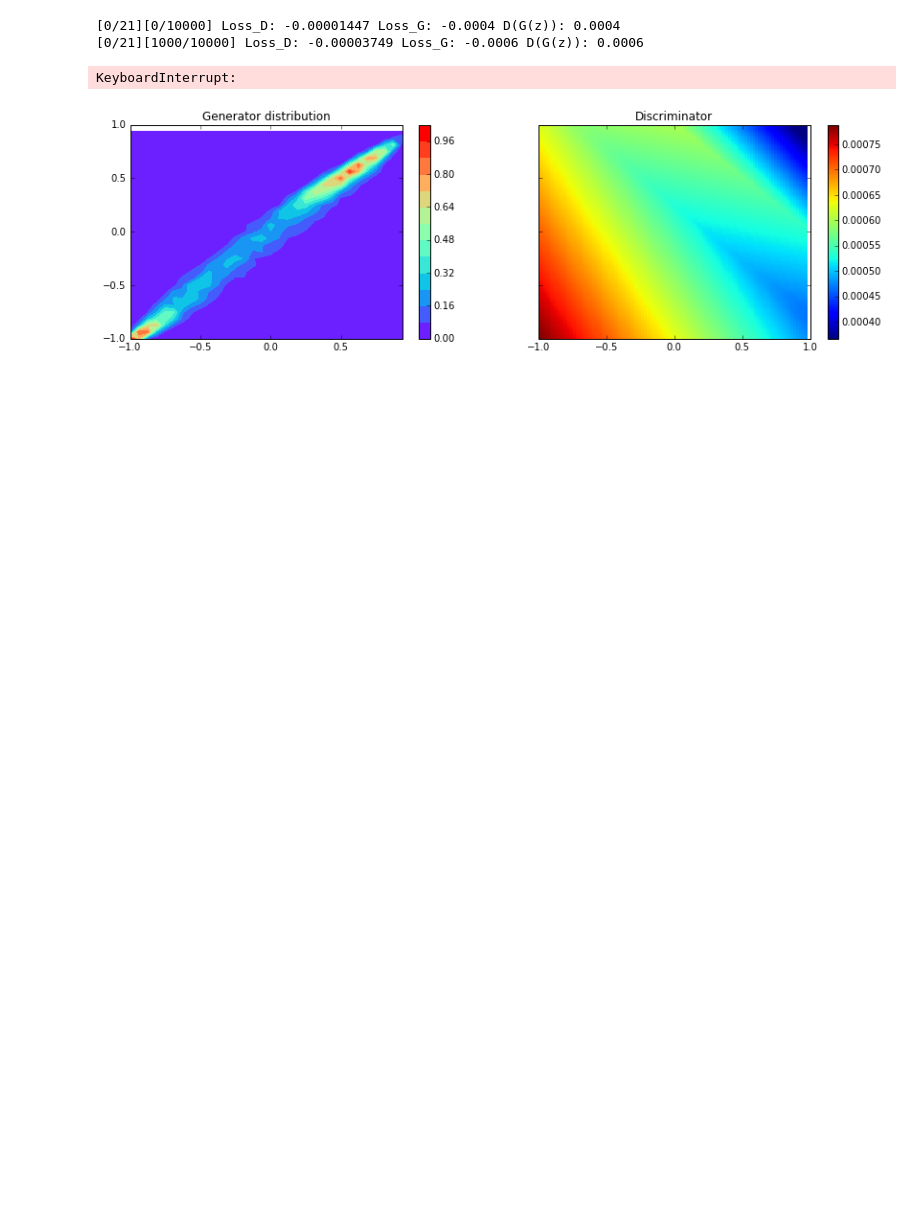
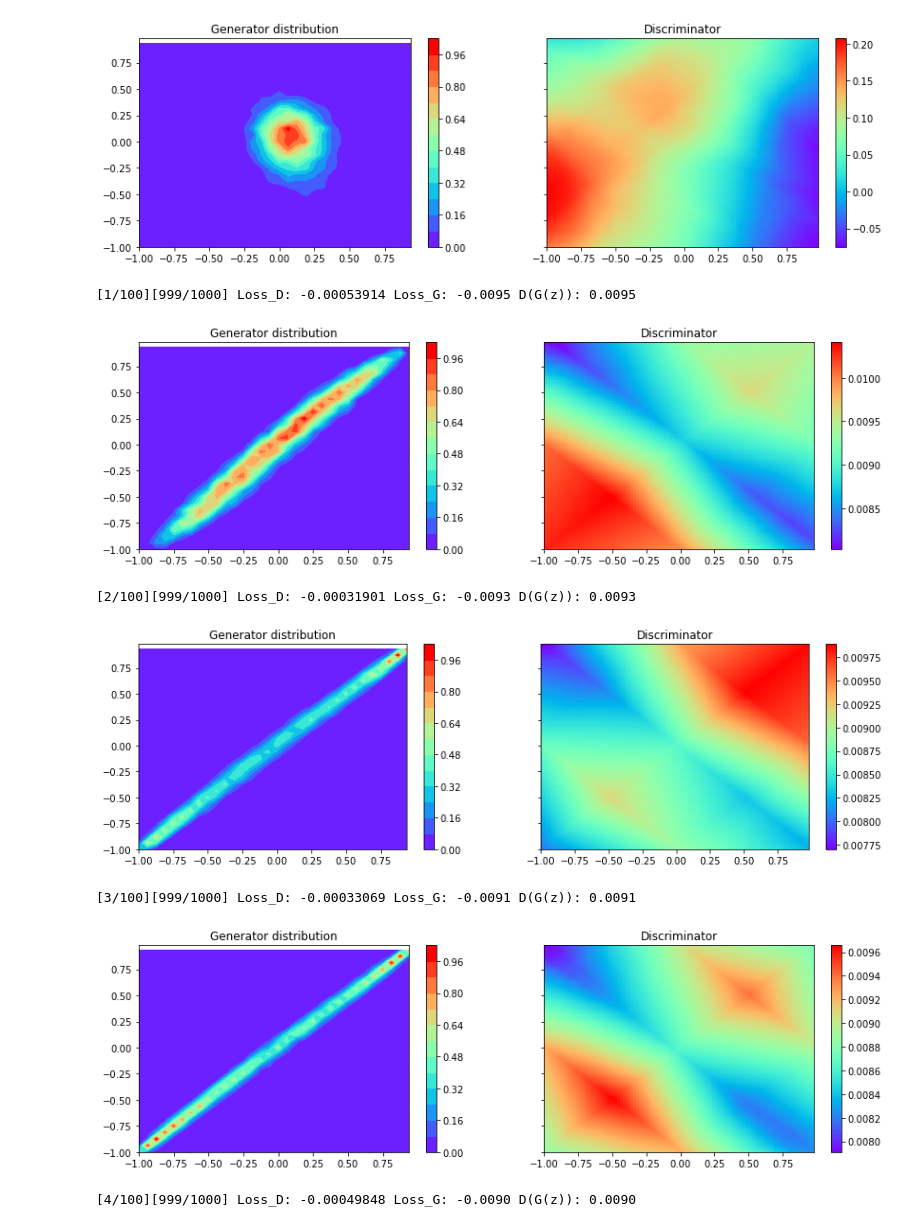
Before and after one commit to lucas-swiniarski/GAN, a Jupyter notebook: notebook/GaussianMixtureWGAN.ipynb, the cells around one changed output. Cells and saved outputs as stored; diff of their text form; code cells hidden in the pictures; blank space fills up the shorter version.

```diff
--- a/notebook/GaussianMixtureWGAN.ipynb
+++ b/notebook/GaussianMixtureWGAN.ipynb
@@ -45,15 +45,14 @@ Random Seed:  7511
 batchSize = 64
 nz = 10
 nc = 2 # Number of outputs
-ndf = 10
-ngf = 10
-niter = 20
-nElements = 10000
+ndf = 100
+ngf = 100
+niter = 100
+nElements = 1000
 lr = 0.00005
 beta1 = 0.5
 n_critic = 5 # Training more the discriminator
 
-nff = 10
 c = 0.01 # clip
 # %%
 netG = torch.nn.Sequential(
@@ -67,7 +66,7 @@ netG = torch.nn.Sequential(
 netD = torch.nn.Sequential(
     torch.nn.Linear(nc, ndf),
     torch.nn.ReLU(),
-    torch.nn.Linear(ndf, 1),
+    torch.nn.Linear(ndf, 1)
 )
 # %%
 optimizerG = optim.RMSprop(netG.parameters(), lr = lr)
@@ -88,7 +81,6 @@ fixed_noise = Variable(fixed_noise)
 # %%
-print_every = nElements / 10
-reload(GMutils)
-for epoch in range(niter):
+for epoch in range(1, niter + 1):
+    GMutils.plot_duo_heat_map(utils.sample_G(netG, nz, 10000), netD)
     for i in range(nElements):
         ############################
         # (1) Update D network
@@ -107,41 +99,44 @@ for epoch in range(niter):
             ## Fake
             noise.data.resize_(batch_size, nz)
             noise.data.normal_(0, 1)
             fake = netG(noise).detach()
 
             output_fake = netD(fake)
 
             errD = - torch.mean(output_real) + torch.mean(output_fake)
             errD.backward()
             optimizerD.step()
 
-            ## Clip
+            # Clip
             for p in netD.parameters():
                 p.data.clamp_(-c, c)
 
         ############################
         # (2) Update G network
         ###########################
 
         netG.zero_grad()
-        label.data.fill_(real_label) # fake labels are real for generator cost
         noise.data.normal_(0, 1)
         fake = netG(noise)
         output = netD(fake)
-        errG = - torch.mean(output)
+        errG = - torch.mean(output) - output.data.var()
         errG.backward()
 
         D_G_z2 = output.data.mean()
 
         optimizerG.step()
 
-        if i % print_every == 0:
-            GMutils.plot_duo_heat_map(utils.sample_G(netG, nz, 10000), netD)
-            print('[%d/%d][%d/%d] Loss_D: %.8f Loss_G: %.4f D(G(z)): %.4f'
-              % (epoch, niter + 1, i, nElements,
+    print('[%d/%d][%d/%d] Loss_D: %.8f Loss_G: %.4f D(G(z)): %.4f'
+              % (epoch, niter, i, nElements,
                  errD.data.sum(), errG.data[0], D_G_z2))
+
+GMutils.plot_duo_heat_map(utils.sample_G(netG, nz, 10000), netD)
 # %% [output]
+[figure, new version]
-[0/21][0/10000] Loss_D: -0.00001447 Loss_G: -0.0004 D(G(z)): 0.0004
-[0/21][1000/10000] Loss_D: -0.00003749 Loss_G: -0.0006 D(G(z)): 0.0006
+[1/100][999/1000] Loss_D: -0.00053914 Loss_G: -0.0095 D(G(z)): 0.0095
+[figure, added]
-KeyboardInterrupt:
+[2/100][999/1000] Loss_D: -0.00031901 Loss_G: -0.0093 D(G(z)): 0.0093
-[figure, old version]
+[figure, added]
+[3/100][999/1000] Loss_D: -0.00033069 Loss_G: -0.0091 D(G(z)): 0.0091
+[figure, added]
+[4/100][999/1000] Loss_D: -0.00049848 Loss_G: -0.0090 D(G(z)): 0.0090
```
Also changed, not shown: parts of 4 cells of this notebook, 18 other files.
